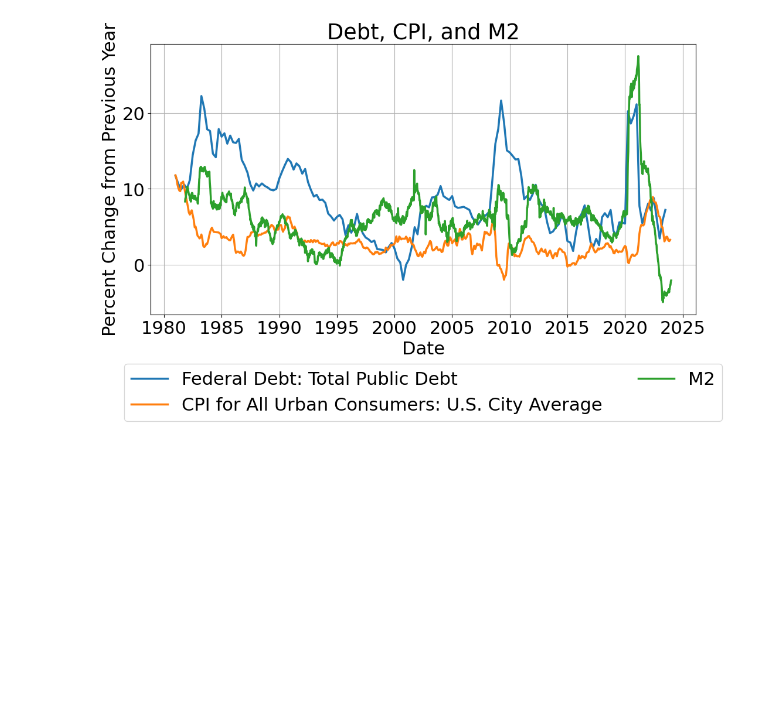
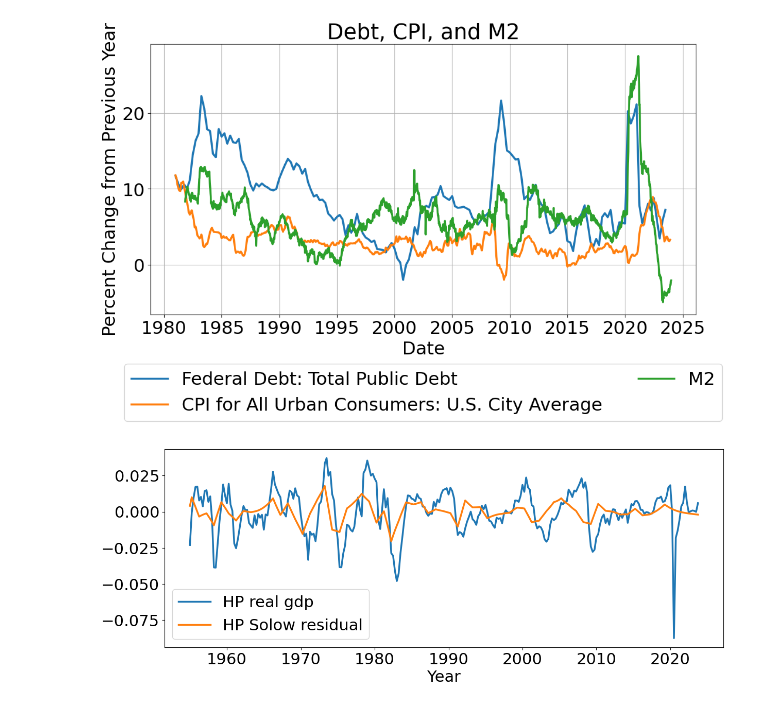
Before and after one commit to alexwellman/macrodata-wellman, a Jupyter notebook: Econ212/data_212.ipynb, the cells around one changed output. Saved outputs shown, nothing was run; the diff lists cells and outputs as text; code cells hidden in the pictures; blank space fills up the shorter version.

Commit message:
Solow

```diff
--- a/Econ212/data_212.ipynb
+++ b/Econ212/data_212.ipynb
@@ -1128,3 +1128,22 @@ if save_fig:
 plt.show()
 # %% [output]
 [figure]
+# %%
+cycle_real_gdp, trend_real_gdp = sm.tsa.filters.hpfilter(np.log(series['y']), 1600)
+cycle_solow_residual, trend_solow_residual = sm.tsa.filters.hpfilter(np.log(series['solow']), 1600)
+
+# Plot the cyclical components
+plt.figure(figsize=(14, 5))  # Adjust the size to your preference
+plt.plot(cycle_real_gdp, label='HP real gdp')
+plt.plot(cycle_solow_residual, label='HP Solow residual')
+plt.legend(loc='best')
+plt.xlabel('Year')
+
+
+# Save the figure if save_fig is True
+if save_fig:
+    plt.savefig(f'{save_path}/L5_debtcpim2.pdf', transparent=True)
+
+plt.show()
+# %% [output]
+[figure, added]
```
Also changed, not shown: parts of 2 cells of this notebook.
